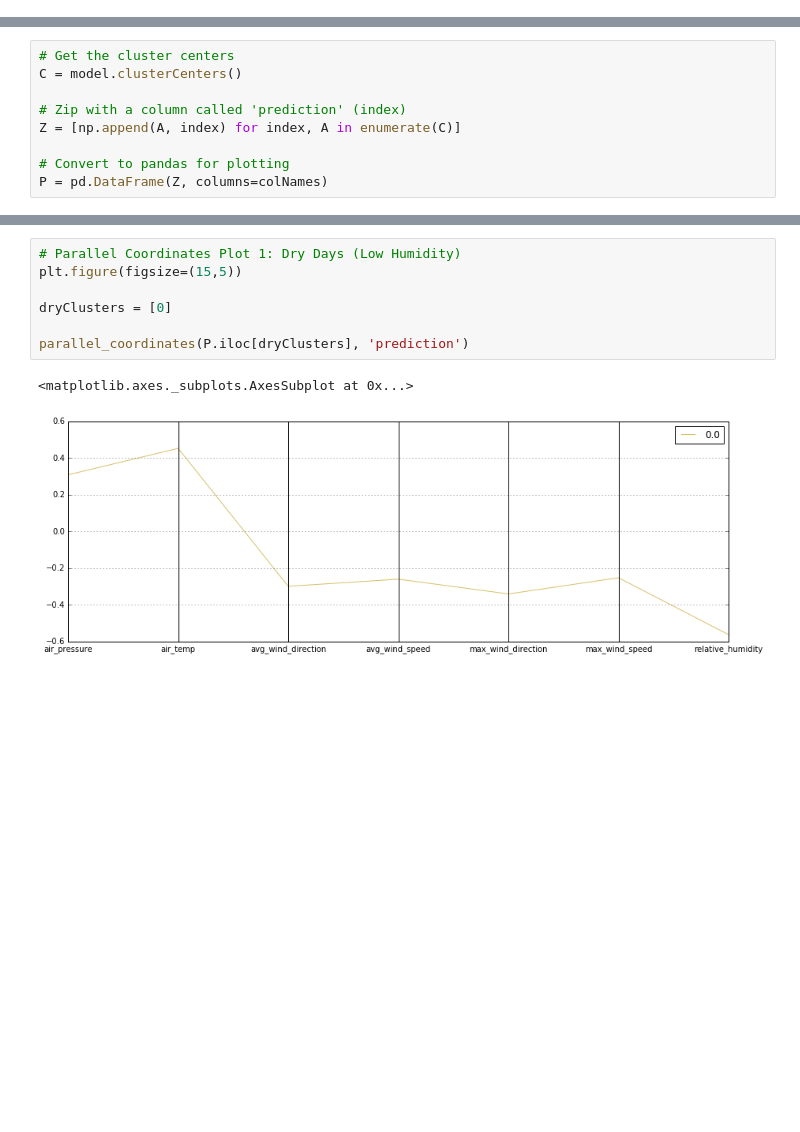
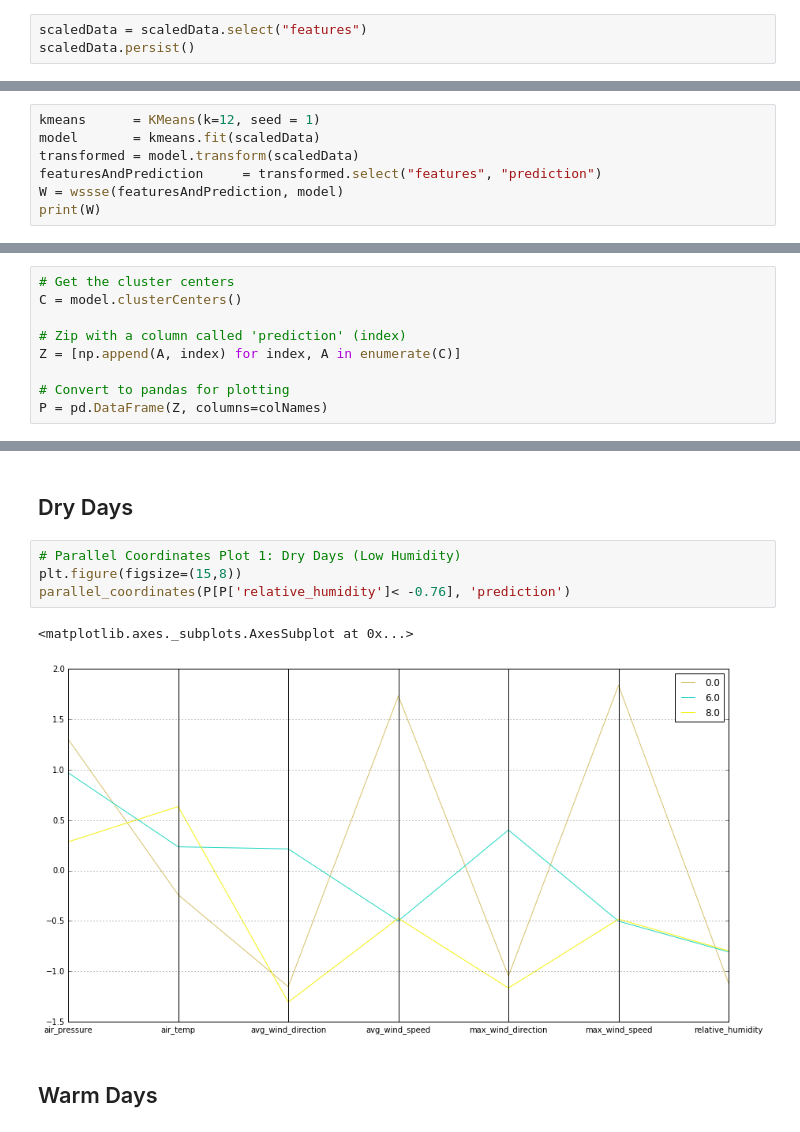
Before and after one commit to words-sdsc/courseraDataSimulation, a Jupyter notebook: course4-ML/Spark - Clustering.ipynb, the cells around one changed output, grey strips where cells are left out. Saved outputs shown, nothing was run; the diff lists cells and outputs as text; blank space fills up the shorter version.

```diff
--- a/course4-ML/Spark - Clustering.ipynb
+++ b/course4-ML/Spark - Clustering.ipynb
@@ -151,0 +164,3 @@ def wssse(featuresAndPrediction, model):
+# %%
+scaledData = scaledData.select("features")
+scaledData.persist()
@@ -177,0 +218,7 @@ Calculating WSSSE
+# %%
+kmeans      = KMeans(k=12, seed = 1)
+model       = kmeans.fit(scaledData)
+transformed = model.transform(scaledData)
+featuresAndPrediction     = transformed.select("features", "prediction")
+W = wssse(featuresAndPrediction, model)
+print(W)
@@ -195,13 +258,14 @@ P = pd.DataFrame(Z, columns=colNames)
+# %% [markdown]
+## Dry Days
 # %%
 # Parallel Coordinates Plot 1: Dry Days (Low Humidity)
-plt.figure(figsize=(15,5))
-
-dryClusters = [0]
-
-parallel_coordinates(P.iloc[dryClusters], 'prediction')
+plt.figure(figsize=(15,8))
+parallel_coordinates(P[P['relative_humidity']< -0.76], 'prediction')
 # %% [output]
 <matplotlib.axes._subplots.AxesSubplot at 0x...>
-[figure, old version]
+[figure, new version]
+# %% [markdown]
+## Warm Days
 # %%
 # Parallel Coordinates Plot 1: Warm Days (High Temperature)
 plt.figure(figsize=(15,5))
```
Also changed, not shown: parts of 13 cells of this notebook.
